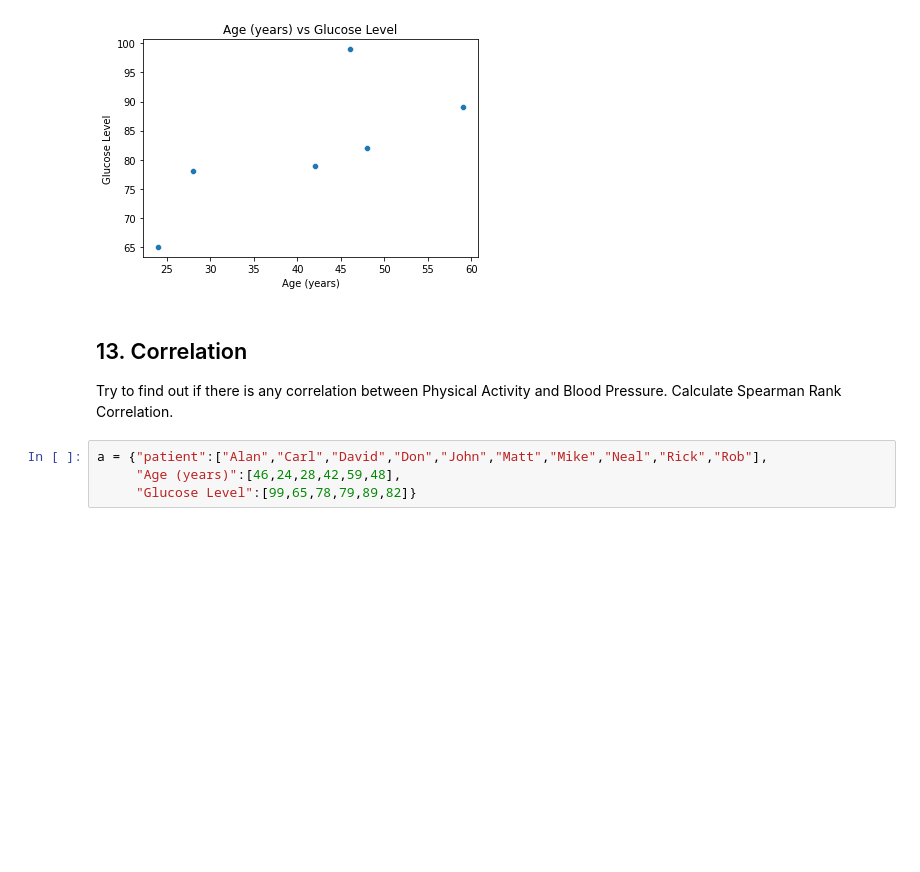
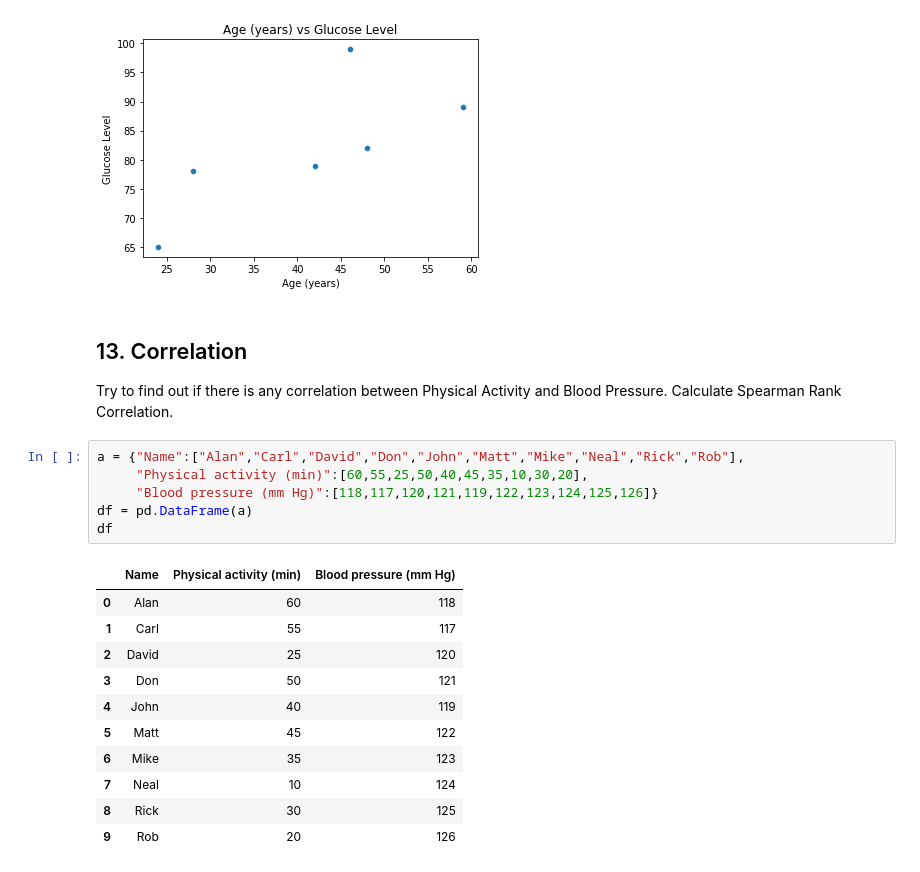
Before and after one commit to LMS-Learnvista/LB_DSC_SEPT_WKND_20, a Jupyter notebook: kavyajeet/statistics/statistics_assignment.ipynb, the cells around one changed output. Drawn from its saved outputs; the diff is of its cells as text; blank space fills up the shorter version.

```diff
--- a/kavyajeet/statistics/statistics_assignment.ipynb
+++ b/kavyajeet/statistics/statistics_assignment.ipynb
@@ -210,7 +210,21 @@ plt.show()
 ## 13.  Correlation
 
 Try to find out if there is any correlation between Physical Activity and Blood Pressure. Calculate Spearman Rank Correlation.
-# %%
-a = {"patient":["Alan","Carl","David","Don","John","Matt","Mike","Neal","Rick","Rob"],
-     "Age (years)":[46,24,28,42,59,48],
-     "Glucose Level":[99,65,78,79,89,82]}
+# %%
+a = {"Name":["Alan","Carl","David","Don","John","Matt","Mike","Neal","Rick","Rob"],
+     "Physical activity (min)":[60,55,25,50,40,45,35,10,30,20],
+     "Blood pressure (mm Hg)":[118,117,120,121,119,122,123,124,125,126]}
+df = pd.DataFrame(a)
+df
+# %% [output]
+|  | Name | Physical activity (min) | Blood pressure (mm Hg) |
+| 0 | Alan | 60 | 118 |
+| 1 | Carl | 55 | 117 |
+| 2 | David | 25 | 120 |
+| 3 | Don | 50 | 121 |
+| 4 | John | 40 | 119 |
+| 5 | Matt | 45 | 122 |
+| 6 | Mike | 35 | 123 |
+| 7 | Neal | 10 | 124 |
+| 8 | Rick | 30 | 125 |
+| 9 | Rob | 20 | 126 |
```
Also changed, not shown: parts of 3 cells of this notebook.
